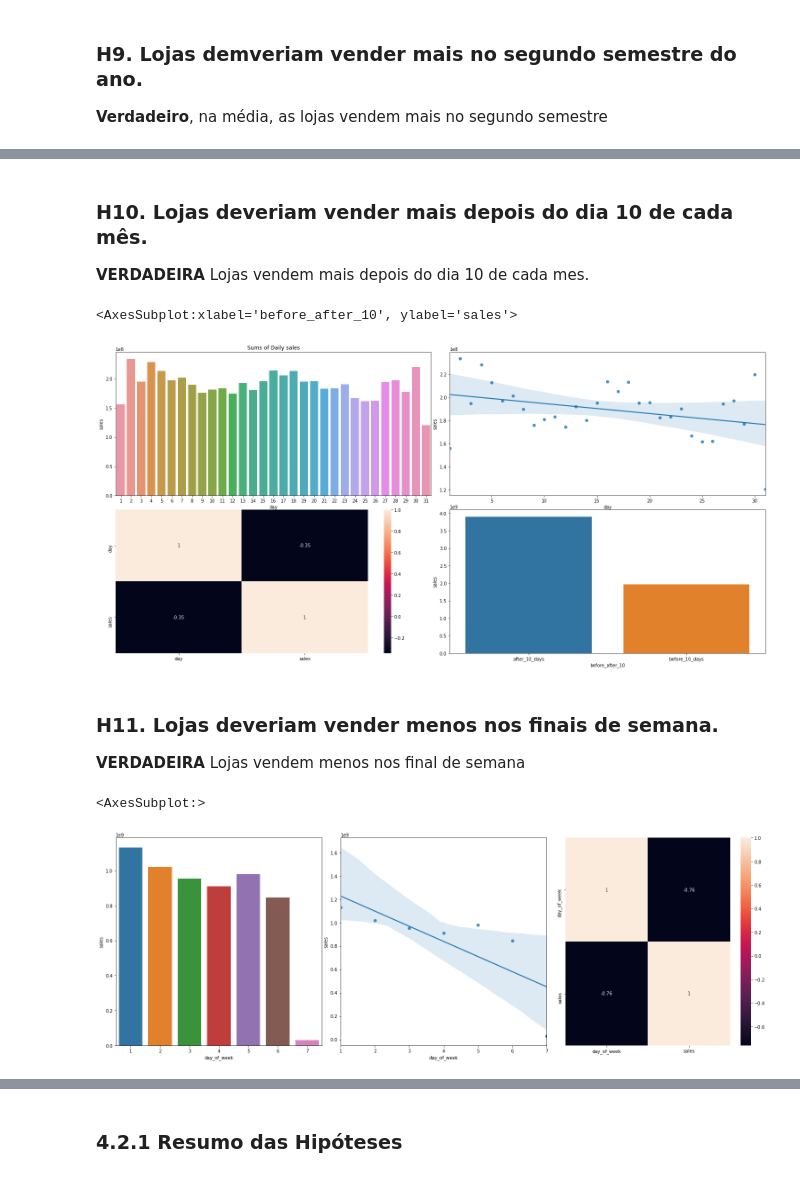
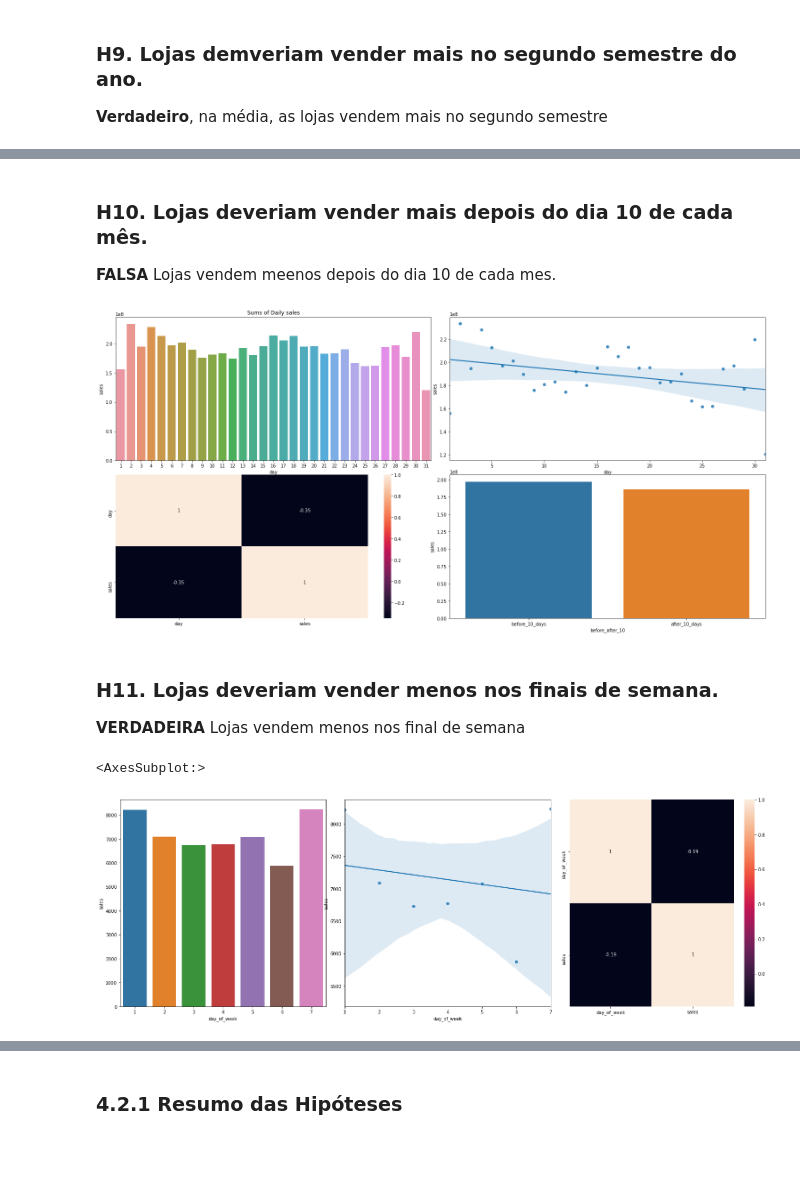
Before and after one commit to Leonamrsm/DS-em-Producao, a Jupyter notebook: Notebooks/m09_v01_store_sales_prediction.ipynb, the cells around one changed output, grey strips where cells are left out. Saved outputs shown, nothing was run; the diff lists cells and outputs as text; code cells hidden in the pictures; blank space fills up the shorter version.

```diff
--- a/Notebooks/m09_v01_store_sales_prediction.ipynb
+++ b/Notebooks/m09_v01_store_sales_prediction.ipynb
@@ -800,7 +809,7 @@ sns.heatmap( aux1.corr( method='pearson' ), annot=True );
 # %% [markdown]
 ### **H10.** Lojas deveriam vender mais depois do dia 10 de cada mês.
 
-**VERDADEIRA** Lojas vendem mais depois do dia 10 de cada mes.
+**FALSA** Lojas vendem meenos depois do dia 10 de cada mes.
 # %%
 fig, ax = plt.subplots(2, 2, figsize=(21,10))
 fig.tight_layout()
@@ -811,11 +820,12 @@ sns.regplot(x='day', y='sales', data=aux1, ax=ax[0,1])
 sns.heatmap(aux1.corr(method='pearson'), annot=True, ax=ax[1,0])
 
 aux1['before_after_10'] = aux1['day'].apply(lambda x: 'before_10_days' if x <=10 else 'after_10_days')
-aux2 = aux1[['before_after_10', 'sales']].groupby( 'before_after_10' ).sum().reset_index()
-sns.barplot(x='before_after_10', y='sales', data=aux2, ax=ax[1,1])
+aux2 = aux1[['before_after_10', 'sales']].groupby( 'before_after_10' ).mean().reset_index()
+sns.barplot(x='before_after_10', y='sales', data=aux2, ax=ax[1,1], order=['before_10_days', 'after_10_days'])
+
+fig.savefig('../img/H10.png')
 # %% [output]
-<AxesSubplot:xlabel='before_after_10', ylabel='sales'>
-[figure, old version]
+[figure, new version]
 # %% [markdown]
 ### **H11.** Lojas deveriam vender menos nos finais de semana.
 
@@ -823,15 +833,15 @@ sns.barplot(x='before_after_10', y='sales', data=aux2, ax=ax[1,1])
 # %%
 fig, ax = plt.subplots(1, 3, figsize=(21,7))
 fig.tight_layout()
 
 
-aux1 = df4[['day_of_week', 'sales']].groupby('day_of_week').sum().reset_index()
+aux1 = df4[['day_of_week', 'sales']].groupby('day_of_week').mean().reset_index()
 sns.barplot(x='day_of_week', y='sales', data=aux1, ax=ax[0])
 sns.regplot(x='day_of_week', y='sales', data=aux1, ax=ax[1])
 sns.heatmap(aux1.corr(method='pearson'), annot=True, ax=ax[2])
 # %% [output]
 <AxesSubplot:>
-[figure, old version]
+[figure, new version]
 # %% [markdown]
 ### **H12.** Lojas deveriam vender menos durante os feriados escolares.
 
```
Also changed, not shown: parts of 17 cells of this notebook, 2 other files.
